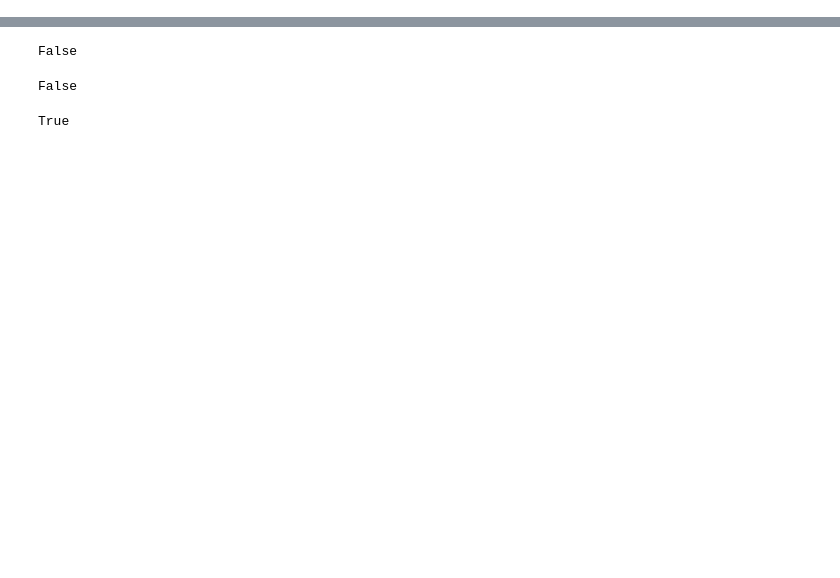
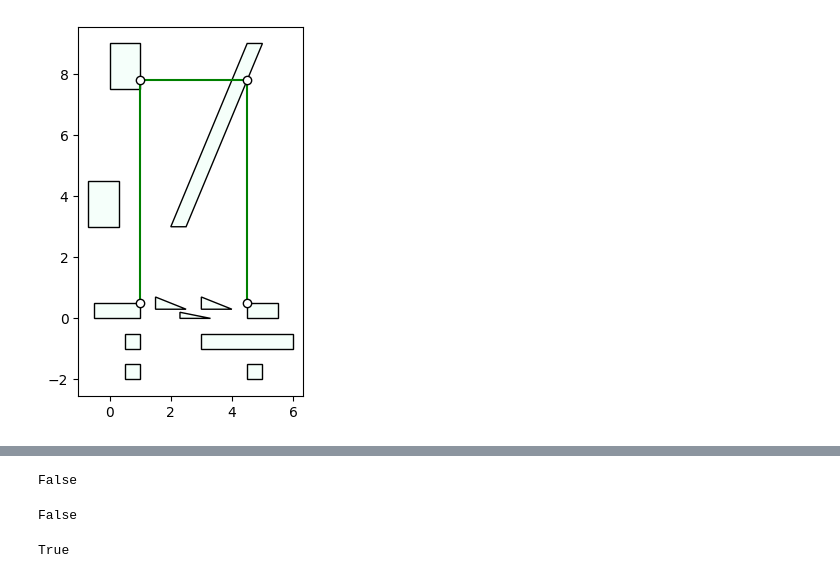
Before and after one commit to shaoyuancc/large_gcs, a Jupyter notebook: explorations/hor_vert_l1_norm_graph.ipynb, the cells around one changed output, grey strips where cells are left out. Drawn from its saved outputs; the diff is of its cells as text; code cells hidden in the pictures; blank space fills up the shorter version.

```diff
--- a/explorations/hor_vert_l1_norm_graph.ipynb
+++ b/explorations/hor_vert_l1_norm_graph.ipynb
@@ -116,22 +119,26 @@ def plot_sol(sol):
 # %%
 from large_gcs.algorithms.gcs_astar_reachability import GcsAstarReachability
 from large_gcs.algorithms.search_algorithm import AlgVisParams
 from large_gcs.cost_estimators.shortcut_edge_ce import ShortcutEdgeCE
 from large_gcs.domination_checkers.reaches_cheaper_sampling import (
     ReachesCheaperSampling,
 )
 from large_gcs.graph.cost_constraint_factory import l1_norm_shortcut_edge_cost_factory
 
-# cost_estimator = ShortcutEdgeCE(graph=G,
-#                                 shortcut_edge_cost_factory=l1_norm_shortcut_edge_cost_factory,
-#                                 )
-# alg_vis_params = AlgVisParams()
-# domination_checker = ReachesCheaperSampling(graph=G, num_samples_per_vertex=10)
-# alg = GcsAstarReachability(graph=G,
-#                            cost_estimator=cost_estimator,
-#                            domination_checker=domination_checker,
-#                            vis_params=alg_vis_params,
-#                            )
-# sol = alg.run()
-# plot_sol(sol)
+cost_estimator = ShortcutEdgeCE(
+    graph=G,
+    shortcut_edge_cost_factory=l1_norm_shortcut_edge_cost_factory,
+)
+alg_vis_params = AlgVisParams()
+domination_checker = ReachesCheaperSampling(graph=G, num_samples_per_vertex=10)
+alg = GcsAstarReachability(
+    graph=G,
+    cost_estimator=cost_estimator,
+    domination_checker=domination_checker,
+    vis_params=alg_vis_params,
+)
+sol = alg.run()
+plot_sol(sol)
+# %% [output]
+[figure, added]
 # %%
```
Also changed, not shown: parts of 4 cells of this notebook, 7 other files.
